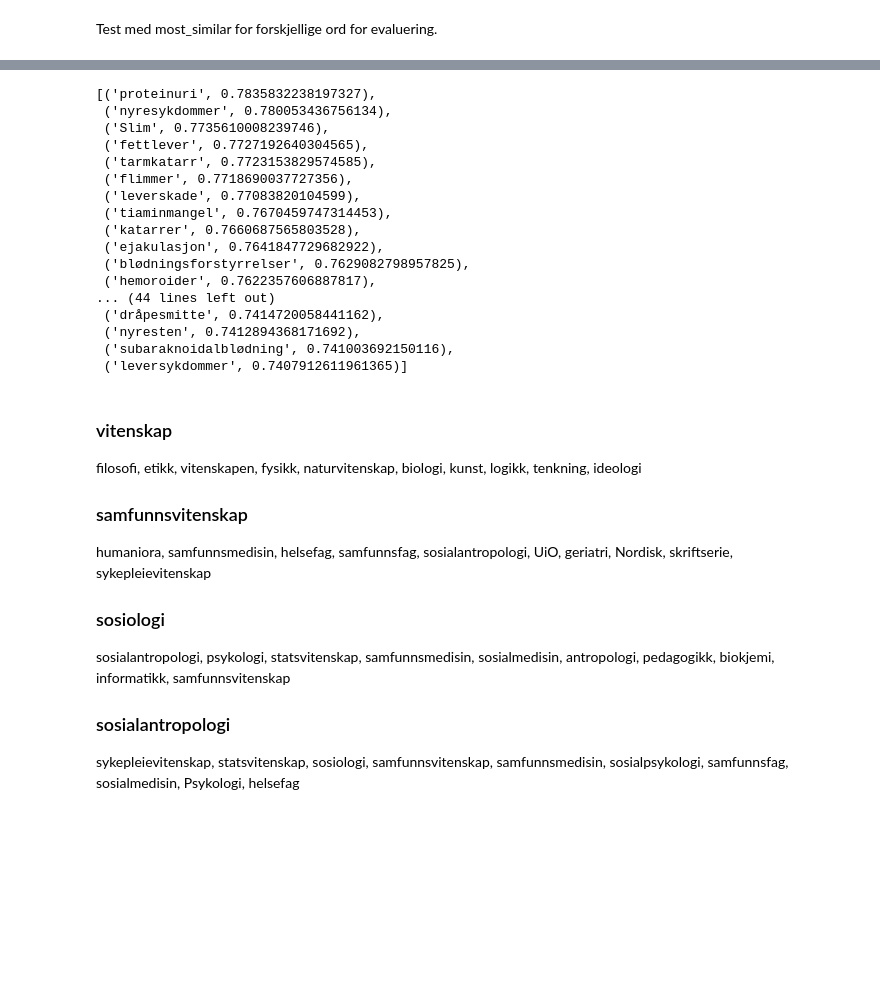
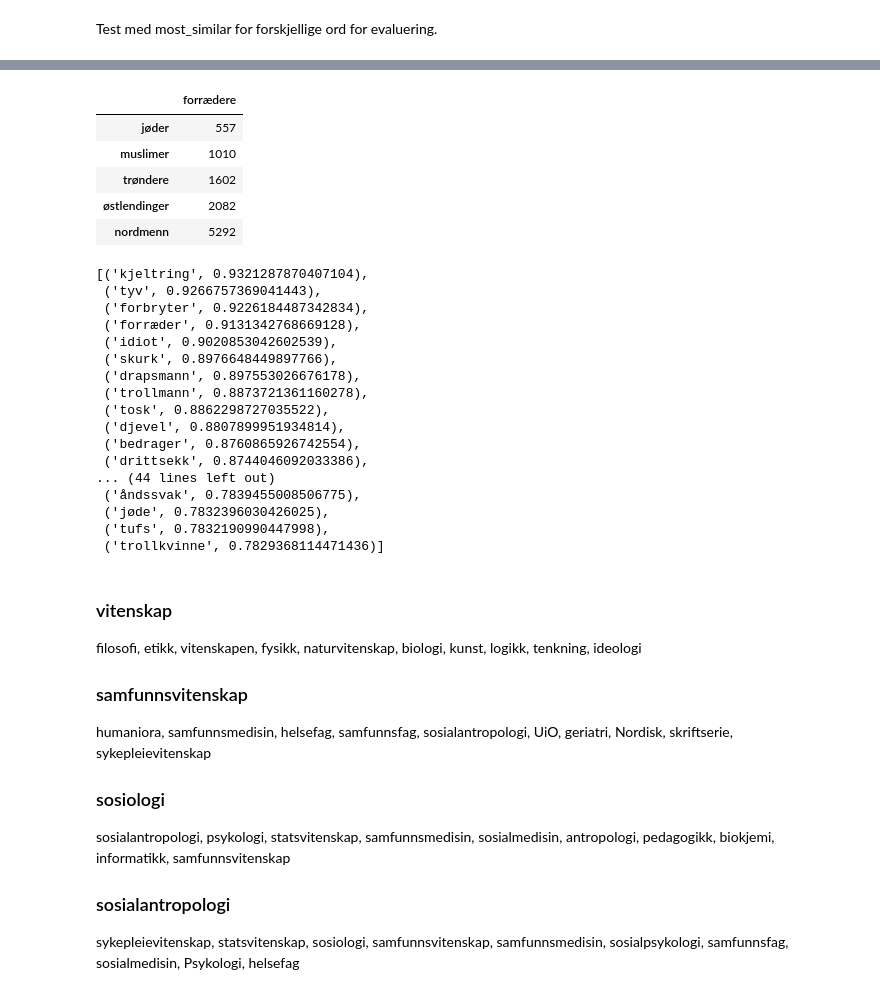
Before and after one commit to tungland/Generate_text, a Jupyter notebook: query_model.ipynb, the cells around one changed output, grey strips where cells are left out. Saved outputs shown, nothing was run; the diff lists cells and outputs as text; code cells hidden in the pictures; blank space fills up the shorter version.

```diff
--- a/query_model.ipynb
+++ b/query_model.ipynb
@@ -39,23 +69,32 @@ array([-0.56521624, -2.5857954 ,  0.25876722,  1.6792161 ,  0.81183136,
+# %%
+check('forrædere', "jøder muslimer nordmenn trøndere østlendinger".split())
+# %% [output]
+|  | forrædere |
+| jøder | 557 |
+| muslimer | 1010 |
+| trøndere | 1602 |
+| østlendinger | 2082 |
+| nordmenn | 5292 |
 # %%
-d.most_similar('beinbrudd', topn=60)
+d.most_similar('morder', topn=60)
 # %% [output]
-[('proteinuri', 0.7835832238197327),
- ('nyresykdommer', 0.780053436756134),
- ('Slim', 0.7735610008239746),
- ('fettlever', 0.7727192640304565),
- ('tarmkatarr', 0.7723153829574585),
- ('flimmer', 0.7718690037727356),
- ('leverskade', 0.77083820104599),
- ('tiaminmangel', 0.7670459747314453),
- ('katarrer', 0.7660687565803528),
- ('ejakulasjon', 0.7641847729682922),
- ('blødningsforstyrrelser', 0.7629082798957825),
- ('hemoroider', 0.7622357606887817),
+[('kjeltring', 0.9321287870407104),
+ ('tyv', 0.9266757369041443),
+ ('forbryter', 0.9226184487342834),
+ ('forræder', 0.9131342768669128),
+ ('idiot', 0.9020853042602539),
+ ('skurk', 0.8976648449897766),
+ ('drapsmann', 0.897553026676178),
+ ('trollmann', 0.8873721361160278),
+ ('tosk', 0.8862298727035522),
+ ('djevel', 0.8807899951934814),
+ ('bedrager', 0.8760865926742554),
+ ('drittsekk', 0.8744046092033386),
 ... (44 lines left out)
- ('dråpesmitte', 0.7414720058441162),
- ('nyresten', 0.7412894368171692),
- ('subaraknoidalblødning', 0.741003692150116),
- ('leversykdommer', 0.7407912611961365)]
+ ('åndssvak', 0.7839455008506775),
+ ('jøde', 0.7832396030426025),
+ ('tufs', 0.7832190990447998),
+ ('trollkvinne', 0.7829368114471436)]
 # %%
 T = ""
 for x in "vitenskap samfunnsvitenskap sosiologi sosialantropologi".split():
```
Also changed, not shown: parts of 7 cells of this notebook.
